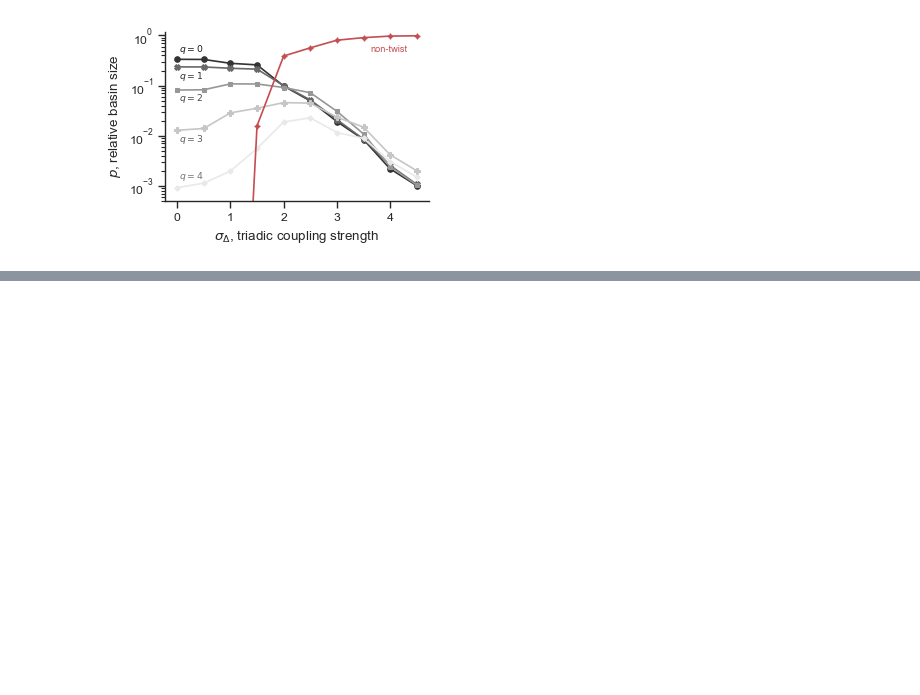
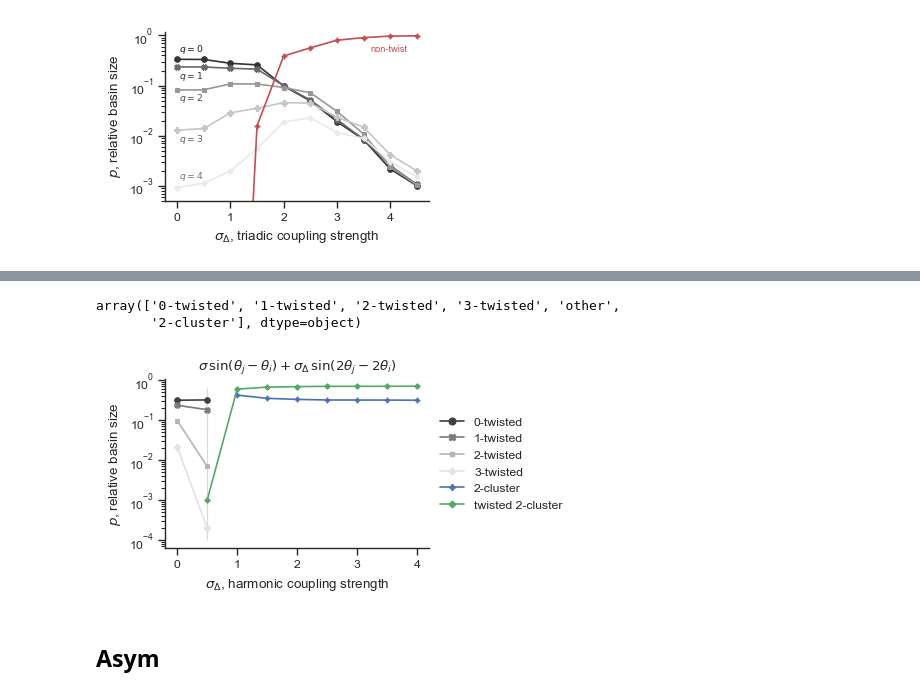
Before and after one commit to maximelucas/basins_and_triangles, a Jupyter notebook: notebooks/figure_2_basin_sizes.ipynb, the cells around one changed output, grey strips where cells are left out. Cells and saved outputs as stored; diff of their text form; code cells hidden in the pictures; blank space fills up the shorter version.

```diff
--- a/notebooks/figure_2_basin_sizes.ipynb
+++ b/notebooks/figure_2_basin_sizes.ipynb
@@ -163,0 +172,7 @@ plt.savefig(f"{results_dir}figure_2.png", dpi=250, bbox_inches="tight", pad_inch
+# %%
+run_dir = f"{results_dir}run_k1_1_k2s_ic_random_tend_600.0_nreps_{nreps}_{suf}/"
+file_name = f"{run_dir}df_long_k1_1_k2s_ic_random_tend_600.0_nreps_{nreps}_{suf}.csv"
+df = pd.read_csv(file_name, index_col=0)
+
+
+df
@@ -163,0 +193,7 @@ plt.savefig(f"{results_dir}figure_2.png", dpi=250, bbox_inches="tight", pad_inch
+# %%
+df["q"] = df["state"].apply(lambda x: int(x[:-8]) if "twisted" in x else None)
+df["k"] = df["state"].apply(lambda x: int(x[:-8]) if "cluster" in x else None)
+
+df["state"] = df["state"].replace("sync", "0-twisted")
+
+df
@@ -163,0 +214,56 @@ plt.savefig(f"{results_dir}figure_2.png", dpi=250, bbox_inches="tight", pad_inch
+# %%
+mask_pos = (df["q"] >= 0) + (df["q"].isna())
+mask_nobig = (98 < df["q"]) + (df["q"] < 4) + (df["q"].isna())
+# %%
+df[mask_pos * mask_nobig].state.unique()
+# %% [output]
+array(['0-twisted', '1-twisted', '2-twisted', '3-twisted', 'other',
+       '2-cluster'], dtype=object)
+# %%
+# labels = [f"{i}-twisted" for i in range(5)] + ["other"]
+unique_states = sorted(
+    [i for i in df[mask_pos * mask_nobig].state.unique() if "twisted" in i]
+)
+
+df["state"] = df["state"].replace("other", "twisted 2-cluster")
+
+labels = unique_states + ["2-cluster", "twisted 2-cluster"]
+
+fig, ax = plt.subplots(figsize=(3.4, 2.2))
+g = sb.lineplot(
+    data=df[mask_pos * mask_nobig],
+    x="k2",
+    y="proba",
+    hue="state",
+    markers=True,
+    ax=ax,
+    # alpha=0.7,
+    style="state",
+    dashes=False,
+    hue_order=labels,
+    ms=4,
+    mec=None,
+    # mfc="w",
+    palette=sb.color_palette("Greys_r", n_colors=len(unique_states)) + ["b", "g"],
+    legend=True,
+)
+
+g.set(yscale="log")
+
+ax.set_xlabel(r"$\sigma_{\Delta}$, harmonic coupling strength")
+ax.set_ylabel("$p$, relative basin size")
+
+sb.despine()
+#ax.set_ylim(ymin=5e-4, ymax=1.2)
+
+sb.move_legend(g, loc="center left", bbox_to_anchor=(1, 0.5), frameon=False, title="")
+
+coupling_str = r"$\sigma \, \sin (\theta_j - \theta_i) + \sigma_{\Delta} \, \sin (2\theta_j - 2\theta_i)$"
+ax.set_title(coupling_str)
+
+# plt.savefig(f"{results_dir}figure_2.pdf", dpi=250, bbox_inches="tight", pad_inches=0.03)
+plt.savefig(f"{results_dir}figure_2_{suf}.png", dpi=250, bbox_inches="tight", pad_inches=0.03)
+# %% [output]
+[figure, added]
+# %% [markdown]
+## Asym
```
Also changed, not shown: parts of 12 cells of this notebook, 4 other files.
